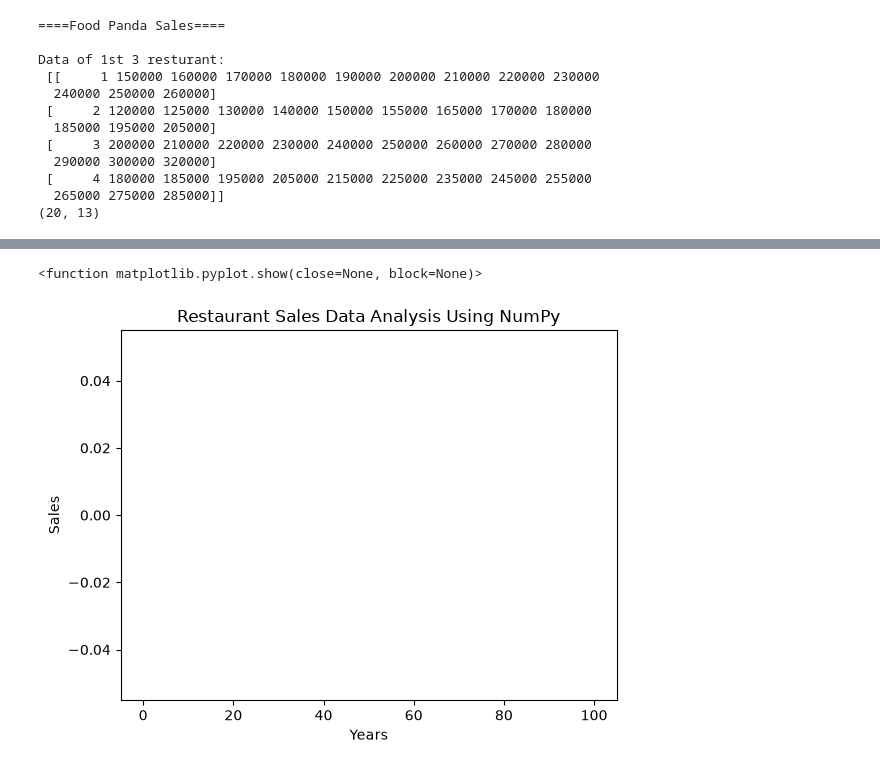
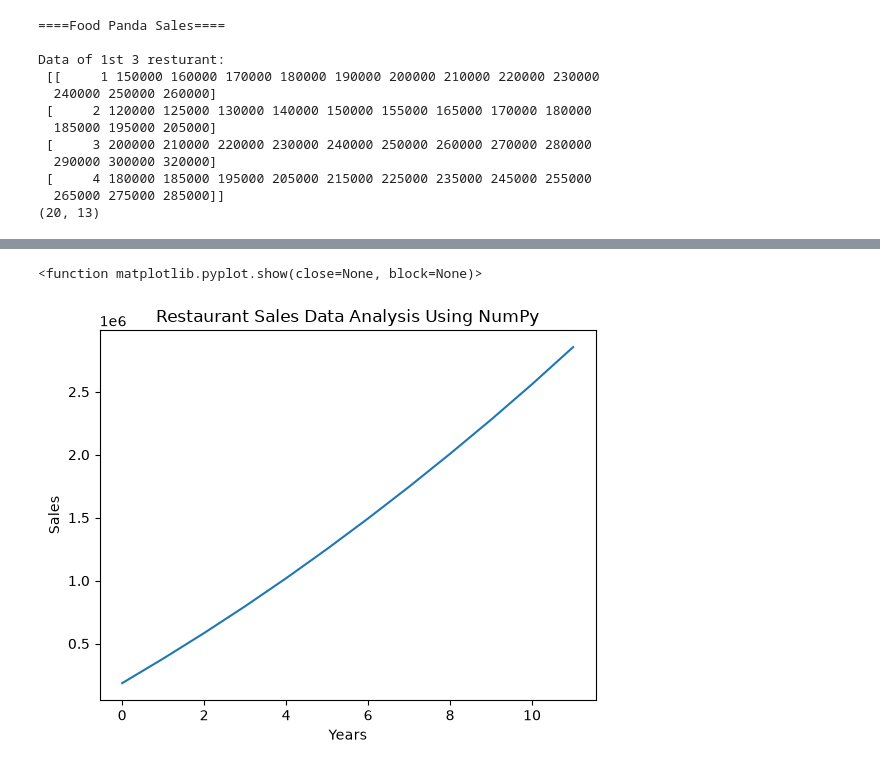
Before and after one commit to abdurrehmanabid5002-hub/Python-Learning, a Jupyter notebook: Numpy/Restaurant Sales Data Analysis.ipynb, the cells around one changed output, grey strips where cells are left out. Saved outputs shown, nothing was run; the diff lists cells and outputs as text; code cells hidden in the pictures.

```diff
--- a/Numpy/Restaurant Sales Data Analysis.ipynb
+++ b/Numpy/Restaurant Sales Data Analysis.ipynb
@@ -155,14 +155,14 @@ The average sales per resturant:
 # %%
 camulative_sum=np.cumsum(sales_data[:,1:],axis=1)
 # print(camulative_sum)
 mean=np.mean(camulative_sum,axis=0)
-# plt.plot(mean)
-plt.hist(mean,bins=[0,20,30,40,50,60,70,80,100])
+plt.plot(mean)
+# plt.hist(mean,bins=[0,20,30,40,50,60,70,80,100])
 plt.title("Restaurant Sales Data Analysis Using NumPy")
 plt.xlabel("Years")
 plt.ylabel("Sales")
 plt.grid(False)
 plt.show
 # %% [output]
 <function matplotlib.pyplot.show(close=None, block=None)>
-[figure, old version]
+[figure, new version]
```
Also changed, not shown: 1 other file.
